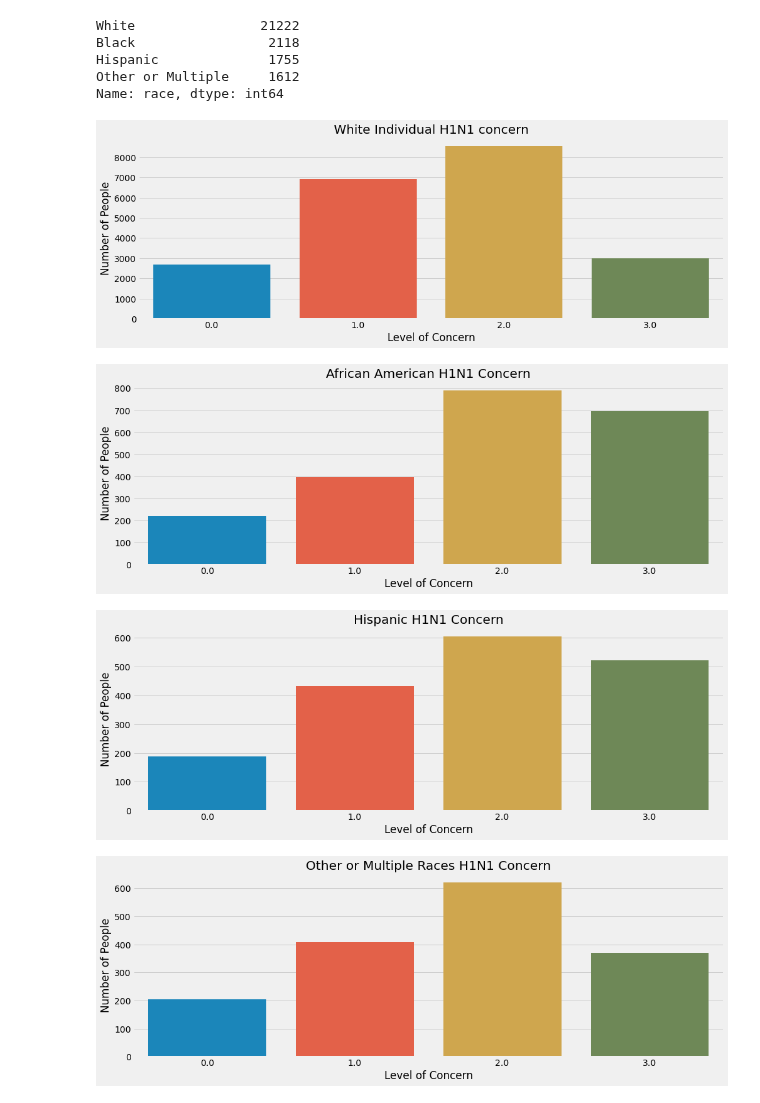
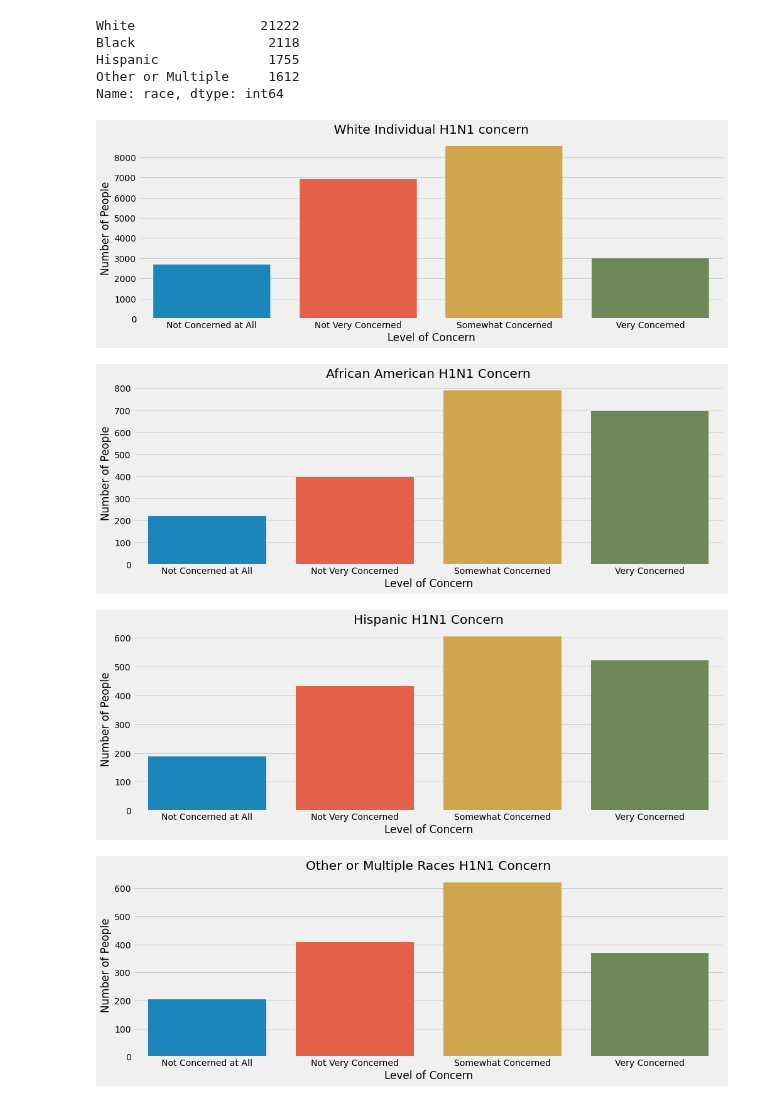
Before and after one commit to mankah/Capstone, a Jupyter notebook: Capstone.ipynb, the cells around one changed output. Saved outputs shown, nothing was run; the diff lists cells and outputs as text; code cells hidden in the pictures.

```diff
--- a/Capstone.ipynb
+++ b/Capstone.ipynb
@@ -161,12 +163,13 @@ white_concern = white.h1n1_concern
 # %%
 fig, ax = plt.subplots(figsize = (15,5))
 
 sns.countplot(white_concern)
 plt.title('White Individual H1N1 concern')
 plt.ylabel('Number of People')
-plt.xlabel('Level of Concern');
+plt.xlabel('Level of Concern')
+ax.set_xticklabels(['Not Concerned at All', 'Not Very Concerned', 'Somewhat Concerned', 'Very Concerned']);
 # %% [output]
-[figure, old version]
+[figure, new version]
 # %%
 black = df[df.race == 'Black']
 black_concern = black.h1n1_concern
@@ -176,9 +179,10 @@ fig, ax = plt.subplots(figsize = (15,5))
 sns.countplot(black_concern)
 plt.title('African American H1N1 Concern')
 plt.ylabel('Number of People')
-plt.xlabel('Level of Concern');
+plt.xlabel('Level of Concern')
+ax.set_xticklabels(['Not Concerned at All', 'Not Very Concerned', 'Somewhat Concerned', 'Very Concerned']);
 # %% [output]
-[figure, old version]
+[figure, new version]
 # %%
 hispanic = df[df.race == 'Hispanic']
 hispanic_concern = hispanic.h1n1_concern
@@ -188,9 +192,10 @@ fig, ax = plt.subplots(figsize = (15,5))
 sns.countplot(hispanic_concern)
 plt.title('Hispanic H1N1 Concern')
 plt.ylabel('Number of People')
-plt.xlabel('Level of Concern');
+plt.xlabel('Level of Concern')
+ax.set_xticklabels(['Not Concerned at All', 'Not Very Concerned', 'Somewhat Concerned', 'Very Concerned']);
 # %% [output]
-[figure, old version]
+[figure, new version]
 # %%
 other_multiple = df[df.race == 'Other or Multiple']
 other_multiple_concern = other_multiple.h1n1_concern
@@ -200,6 +205,7 @@ fig, ax = plt.subplots(figsize = (15,5))
 sns.countplot(other_multiple_concern)
 plt.title('Other or Multiple Races H1N1 Concern')
 plt.ylabel('Number of People')
-plt.xlabel('Level of Concern');
+plt.xlabel('Level of Concern')
+ax.set_xticklabels(['Not Concerned at All', 'Not Very Concerned', 'Somewhat Concerned', 'Very Concerned']);
 # %% [output]
-[figure, old version]
+[figure, new version]
```
Also changed, not shown: parts of 9 cells of this notebook.
